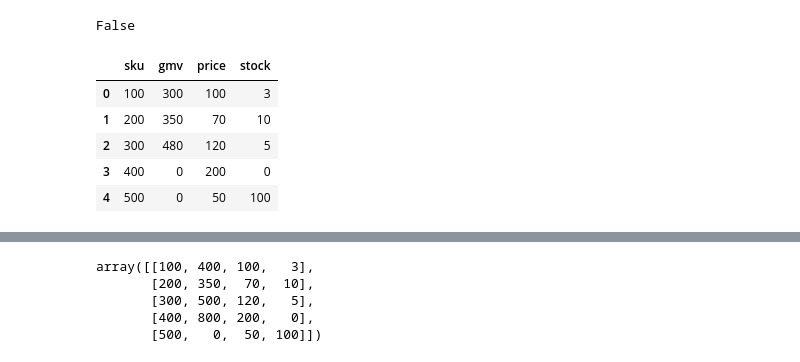
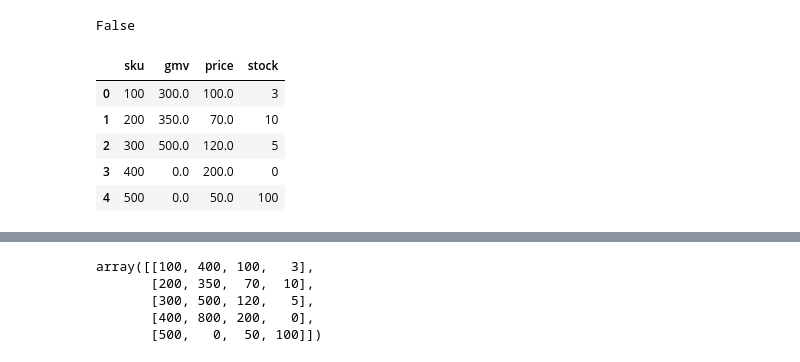
Before and after one commit to ivekhov/ml-simluator, a Jupyter notebook: stocks/stocks.ipynb, the cells around one changed output, grey strips where cells are left out. Drawn from its saved outputs; the diff is of its cells as text; code cells hidden in the pictures.

```diff
--- a/stocks/stocks.ipynb
+++ b/stocks/stocks.ipynb
@@ -5,10 +5,10 @@ import numpy as np
 # %%
 df = pd.DataFrame(
     {
-        'sku': [100, 200, 300, 400, 500, ],
-        'gmv':   [400, 350, 500, 800, 0, ],
-        'price': [100, 70,  120, 200, 50],
-        'stock': [3,   10,  5,  0, 100],
+        'sku': [100, 200, 300, 400, 500, 600, 700],
+        'gmv':   [400, 350, 500, 800, 0, -100, 200 ],
+        'price': [100, 70,  120, 200, 50, 43, -14],
+        'stock': [3,   10,  5,  0, 100, 21, 53],
 
 
 
@@ -130,40 +129,40 @@ def vect_gmv(arr):
     if arr[3] <= 0: return 0
 
     if arr[1] > (arr[2] * arr[3]):
         return arr[2] * arr[3]
 
-    # temp = np.int32(np.floor(arr[1] / arr[2]))
+    temp = np.int32(np.floor(arr[1] / arr[2]))
 
-    if arr[1] % arr[2] != 0:
-        return math.floor(arr[1] / arr[2]) * arr[2]
+    # if arr[1] % arr[2] != 0:
+    #     return math.floor(arr[1] / arr[2]) * arr[2]
 
     return arr[1]
 
 
 def limit_gmv(df: pd.DataFrame) -> pd.DataFrame:
     """."""
     df_arr = np.array(df)
     gmv_upd = np.apply_along_axis(func1d=vect_gmv, axis=1, arr=df_arr)
 
     return pd.DataFrame(
         {
             'sku': df_arr[:, 0],
-            'gmv': gmv_upd,
-            'price': df_arr[:, 2],
+            'gmv': np.float64(gmv_upd),
+            'price': np.float64(df_arr[:, 2]),
             'stock': df_arr[:, 3],
         }
     )
 
 # %timeit
 # np.apply_along_axis(func1d=vect_gmv, axis=1, arr=df_arr)
 
 # %timeit df2 = limit_gmv(df)
 df2 = limit_gmv(df)
 df2
 # %% [output]
 |  | sku | gmv | price | stock |
-| 0 | 100 | 300 | 100 | 3 |
-| 1 | 200 | 350 | 70 | 10 |
-| 2 | 300 | 480 | 120 | 5 |
-| 3 | 400 | 0 | 200 | 0 |
-| 4 | 500 | 0 | 50 | 100 |
+| 0 | 100 | 300.0 | 100.0 | 3 |
+| 1 | 200 | 350.0 | 70.0 | 10 |
+| 2 | 300 | 500.0 | 120.0 | 5 |
+| 3 | 400 | 0.0 | 200.0 | 0 |
+| 4 | 500 | 0.0 | 50.0 | 100 |
```
Also changed, not shown: parts of 15 cells of this notebook, 2 other files.
